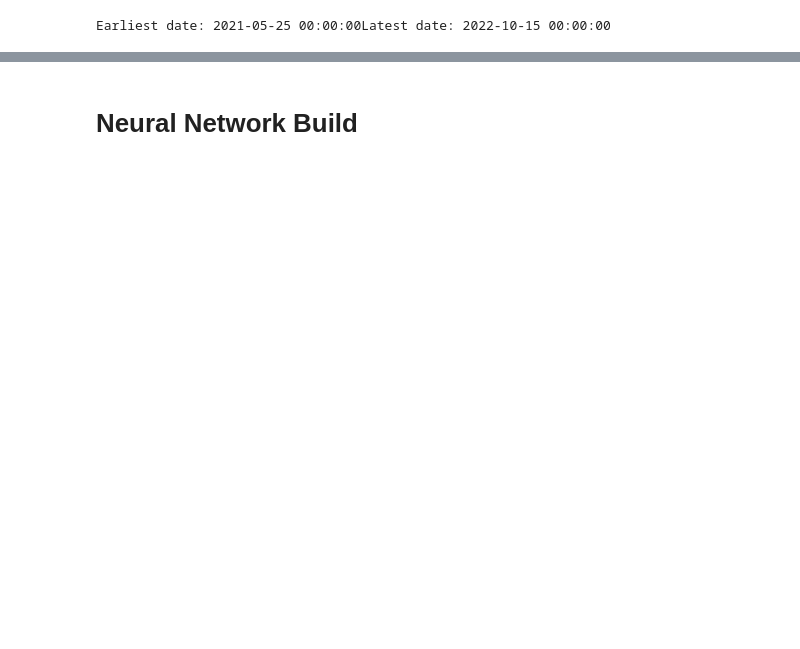
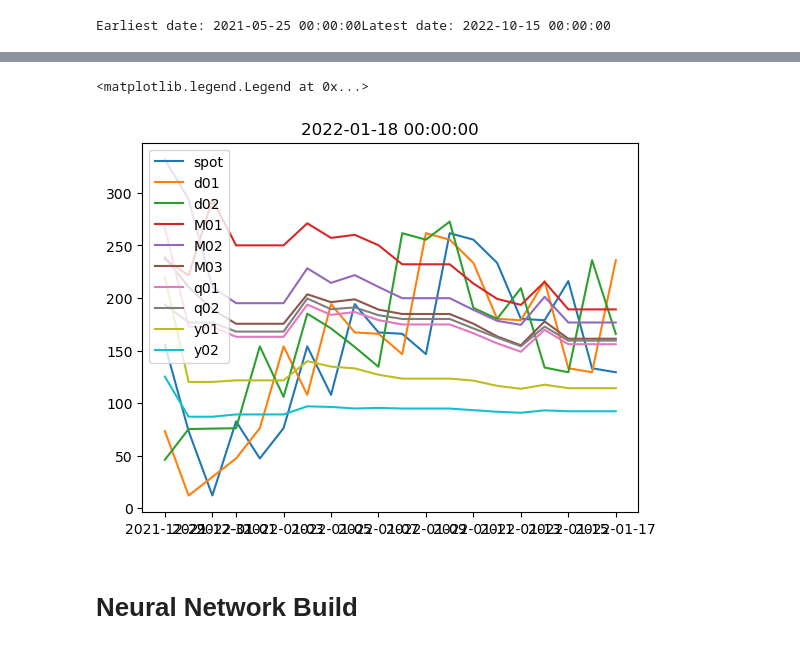
Before and after one commit to michael-fuest/DAiA-EON, a Jupyter notebook: neuralnetwork.ipynb, the cells around one changed output, grey strips where cells are left out. Cells and saved outputs as stored; diff of their text form; code cells hidden in the pictures; blank space fills up the shorter version.

```diff
--- a/neuralnetwork.ipynb
+++ b/neuralnetwork.ipynb
@@ -82,0 +106,12 @@ plt.plot(hh_av)
+# %%
+def getXValues(date, df = market):
+    try:
+        date = pd.to_datetime(date)
+    except:
+        raise ValueError("Incorrect Date Format")
+
+    delta = lambda x: pd.Timedelta(x, "days")
+    df = df.loc[date - delta(20) : date - delta(1)]
+    df = df.filter(["spot", "d01", "d02", "M01", "M02", "M03", "q01", "q02", "y01", "y02"])
+
+    return df
@@ -83,3 +139,12 @@ plt.plot(hh_av)
+# %%
+date = df.iloc[200,].name
+data = getXValues(date)
+plt.plot(data, label = data.columns)
+plt.title(str(date))
+plt.legend()
+# %% [output]
+<matplotlib.legend.Legend at 0x...>
+[figure, added]
 # %% [markdown]
 # Neural Network Build
 # %%
```
Also changed, not shown: parts of 27 cells of this notebook.
